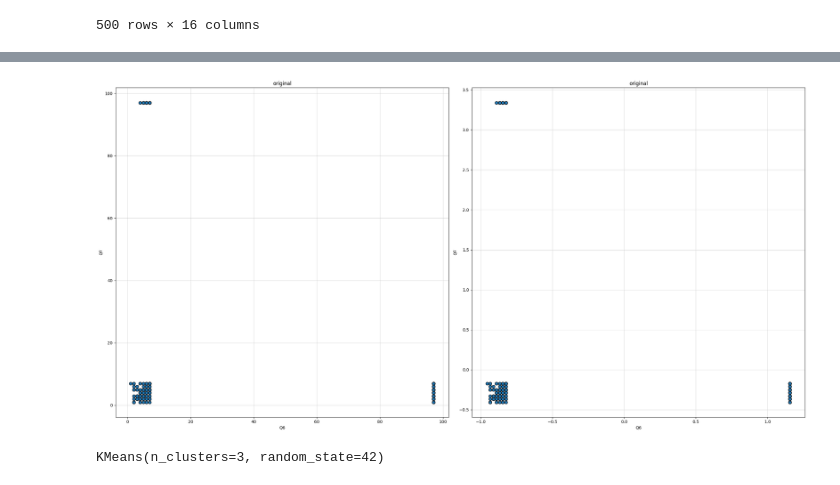
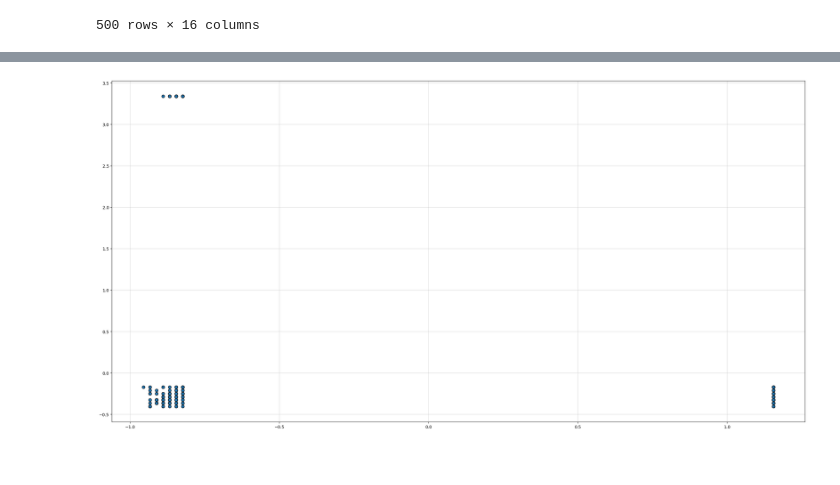
Before and after one commit to egorbeckish/Masters-program, a Jupyter notebook: 1. First Course/Semester 2/Вероятность и статистическое моделирование/4. Май/15.05.2026/main.ipynb, the cells around one changed output, grey strips where cells are left out. Saved outputs shown, nothing was run; the diff lists cells and outputs as text; code cells hidden in the pictures.

Commit message:
add more components for details clusters

```diff
--- a/1. First Course/Semester 2/Вероятность и статистическое моделирование/4. Май/15.05.2026/main.ipynb
+++ b/1. First Course/Semester 2/Вероятность и статистическое моделирование/4. Май/15.05.2026/main.ipynb
@@ -23,0 +29,6 @@ df
+# %%
+x = df[["Q1", "Q2", "AGE"]]
+y = df[["Q6", "Q7"]].values
+
+scaler = StandardScaler()
+x_scaler = scaler.fit_transform(x)
@@ -23,0 +76,19 @@ df
+# %%
+fig, ax = plt.subplots(1, 2, figsize=(20, 8))
+
+for i, (k, v) in enumerate(data_silhouette.items()):
+	best_index_score = np.argmax(v)
+	best_score = v[best_index_score]
+	best_k_silhouette = k_range[best_index_score]
+
+	ax[i].plot(k_range, v, "o-")
+	ax[i].axhline(best_score, c="r", ls="--")
+	ax[i].axvline(best_k_silhouette, c="r", ls="--")
+	ax[i].scatter(best_k_silhouette, best_score, s=50, ec="k", zorder=3)
+	ax[i].grid(alpha=.5)
+
+	ax[i].set_xticks(k_range)
+	ax[i].set_title(k)
+
+plt.tight_layout()
+plt.show()
@@ -24,5 +238,5 @@ df
 # %%
-x = df[["Q6", "Q7"]]
+x = df[["Q6", "Q7", "AGE", "EDU", "INCOME"]]
 
 scaler = StandardScaler()
 x_scaler = scaler.fit_transform(x)
@@ -101,29 +305,12 @@ plt.show()
 # %%
-fig, ax = plt.subplots(1, 2, figsize=(24, 12))
+fig, ax = plt.subplots(figsize=(24, 12))
 
-ax[0].scatter(x["Q6"], x["Q7"], s=50, ec="k", zorder=3)
-ax[0].set_xlabel("Q6")
-ax[0].set_ylabel("Q7")
-ax[0].set_title("original")
+ax.scatter(x_scaler[:, 0], x_scaler[:, 1], s=50, ec="k", zorder=3)
 
-ax[1].scatter(x_scaler[:, 0], x_scaler[:, 1], s=50, ec="k", zorder=3)
-ax[1].set_xlabel("Q6")
-ax[1].set_ylabel("Q7")
-ax[1].set_title("original")
-
-ax[0].grid(alpha=.5)
-ax[1].grid(alpha=.5)
+ax.grid(alpha=.5)
 
 plt.tight_layout()
 plt.show()
 # %% [output]
-[figure, old version]
+[figure, new version]
-# %%
-model_KMeans_origin = KMeans(3, random_state=42)
-model_KMeans_scaler = KMeans(3, random_state=42)
-
-model_KMeans_origin.fit(x)
-model_KMeans_scaler.fit(x_scaler)
-# %% [output]
-KMeans(n_clusters=3, random_state=42)
 # %%
```
Also changed, not shown: parts of 16 cells of this notebook.
